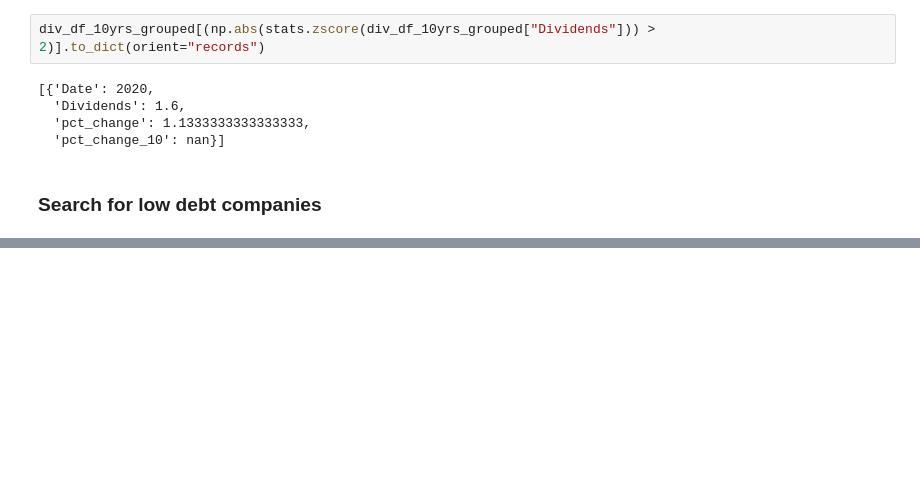
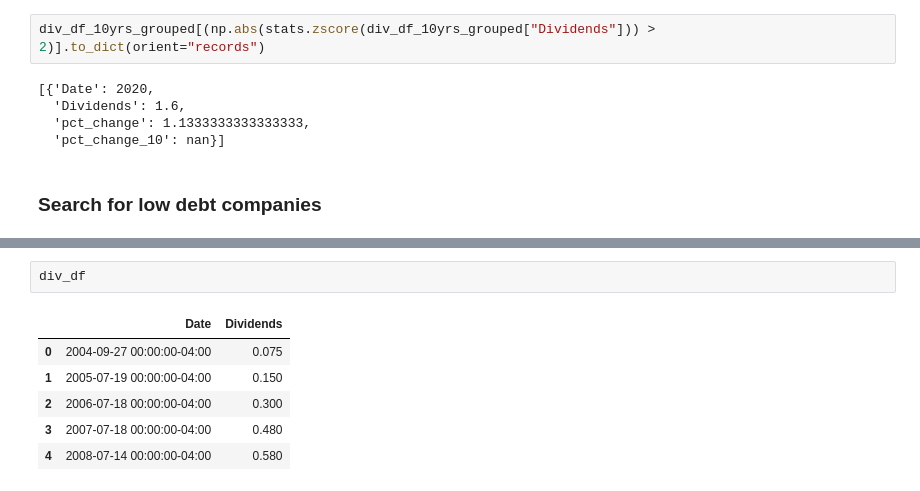
Before and after one commit to michalismeng/dividend-search, a Jupyter notebook: main.ipynb, the cells around one changed output, grey strips where cells are left out. Drawn from its saved outputs; the diff is of its cells as text; blank space fills up the shorter version.

```diff
--- a/main.ipynb
+++ b/main.ipynb
@@ -145,0 +226,9 @@ company.ticker
+# %%
+div_df
+# %% [output]
+|  | Date | Dividends |
+| 0 | 2004-09-27 00:00:00-04:00 | 0.075 |
+| 1 | 2005-07-19 00:00:00-04:00 | 0.150 |
+| 2 | 2006-07-18 00:00:00-04:00 | 0.300 |
+| 3 | 2007-07-18 00:00:00-04:00 | 0.480 |
+| 4 | 2008-07-14 00:00:00-04:00 | 0.580 |
```
Also changed, not shown: parts of 30 cells of this notebook.
